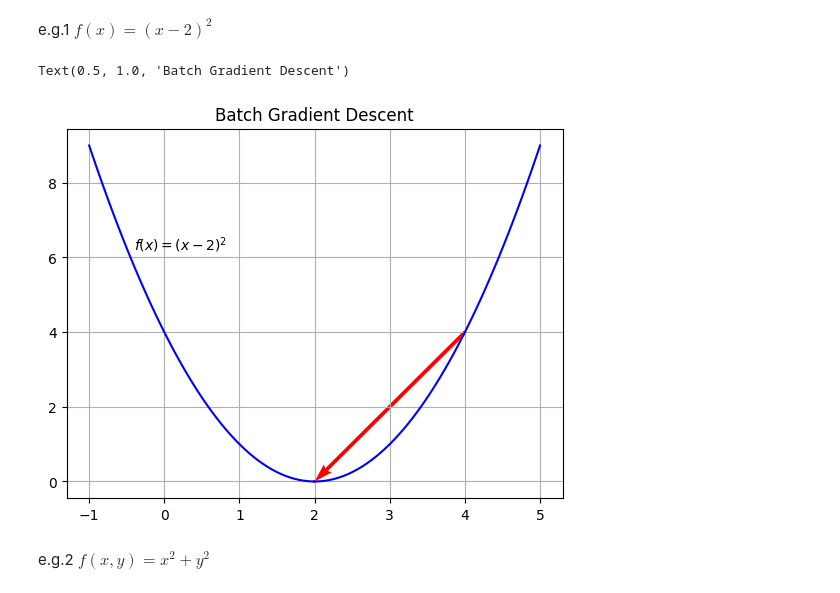
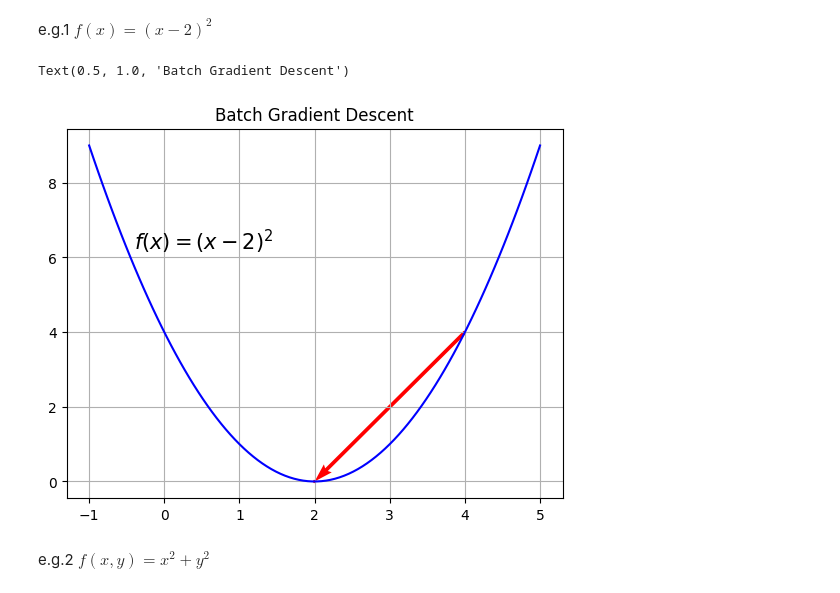
Before and after one commit to pquynhvu/ML, a Jupyter notebook: demo/gradient-descent.ipynb, the cells around one changed output. Drawn from its saved outputs; the diff is of its cells as text; code cells hidden in the pictures.

```diff
--- a/demo/gradient-descent.ipynb
+++ b/demo/gradient-descent.ipynb
@@ -15,17 +15,17 @@ import seaborn as sns
 # %% [markdown]
 e.g.1 $f(x) = (x-2)^2$
 # %%
-theta, gd = gradient_descent(4, 1/2, 0.001)
+theta, gd = gradient_descent([4], 1/2, 0.001)
 # %%
 x = np.linspace(-1, 5, num=100)
 plt.plot(x, (x-2)**2, c='b')
-plt.text(-0.4, 6.2, '$f(x) = (x-2)^2$')
+plt.text(-0.4, 6.2, '$f(x) = (x-2)^2$', fontsize=15)
 
 plt.quiver(theta[:-1], gd[:-1], theta[1:]-theta[:-1], gd[1:]-gd[:-1], scale_units='xy', angles='xy', color='r', scale=1)
 plt.grid()
 plt.title('Batch Gradient Descent')
 # %% [output]
 Text(0.5, 1.0, 'Batch Gradient Descent')
-[figure, old version]
+[figure, new version]
 # %% [markdown]
 e.g.2 $f(x,y) = x^2 + y^2$
```
Also changed, not shown: parts of 8 cells of this notebook, 1 other file.
